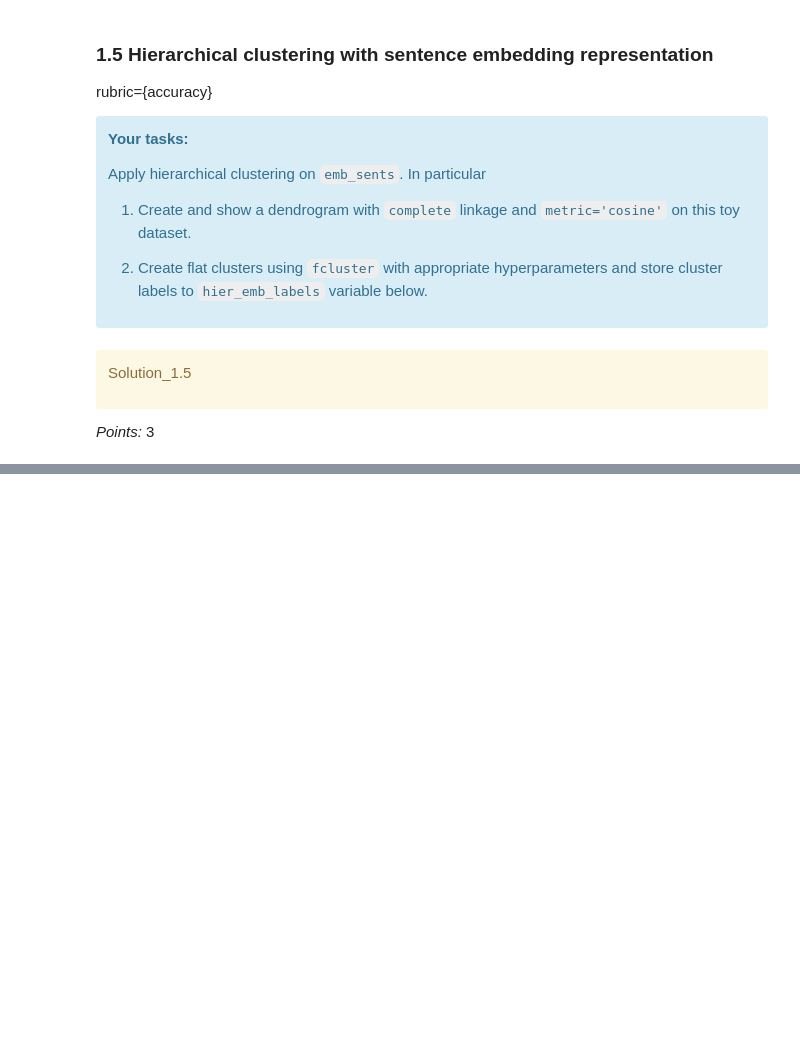
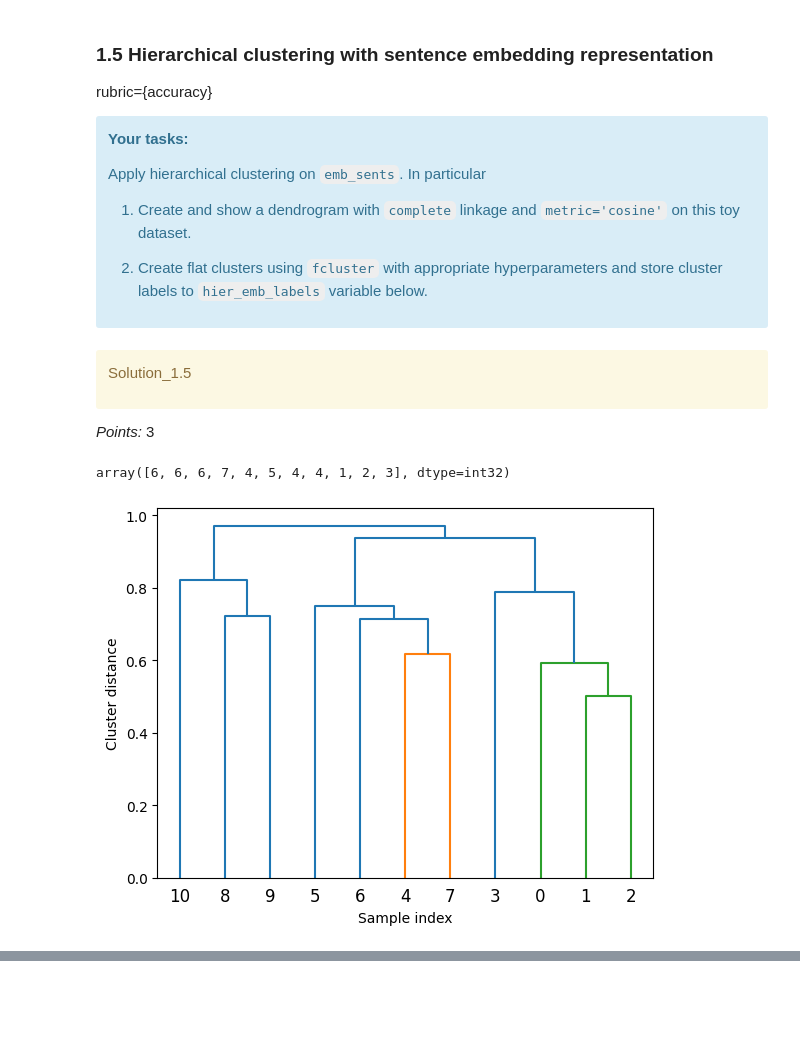
Before and after one commit to divagandhi/hw-6, a Jupyter notebook: hw6.ipynb, the cells around one changed output, grey strips where cells are left out. Saved outputs shown, nothing was run; the diff lists cells and outputs as text; code cells hidden in the pictures; blank space fills up the shorter version.

```diff
--- a/hw6.ipynb
+++ b/hw6.ipynb
@@ -429,3 +540,18 @@ hier_emb_labels = ...
+# %%
+from scipy.cluster.hierarchy import fcluster
+from scipy.cluster.hierarchy import dendrogram, linkage
+
+linkage_array = linkage(emb_sents, method='average', metric='cosine')
+ax = plt.gca()
+dendrogram(linkage_array, ax=ax)
+plt.xlabel("Sample index")
+plt.ylabel("Cluster distance"); #pulled from lecture 16
+
+hier_emb_labels = fcluster(linkage_array, 7, criterion="maxclust")
+hier_emb_labels
+# %% [output]
+array([6, 6, 6, 7, 4, 5, 4, 4, 1, 2, 3], dtype=int32)
+[figure, added]
 # %%
 wiki_df["emb_hierarchical"] = hier_emb_labels
 wiki_df
```
Also changed, not shown: parts of 50 cells of this notebook.
